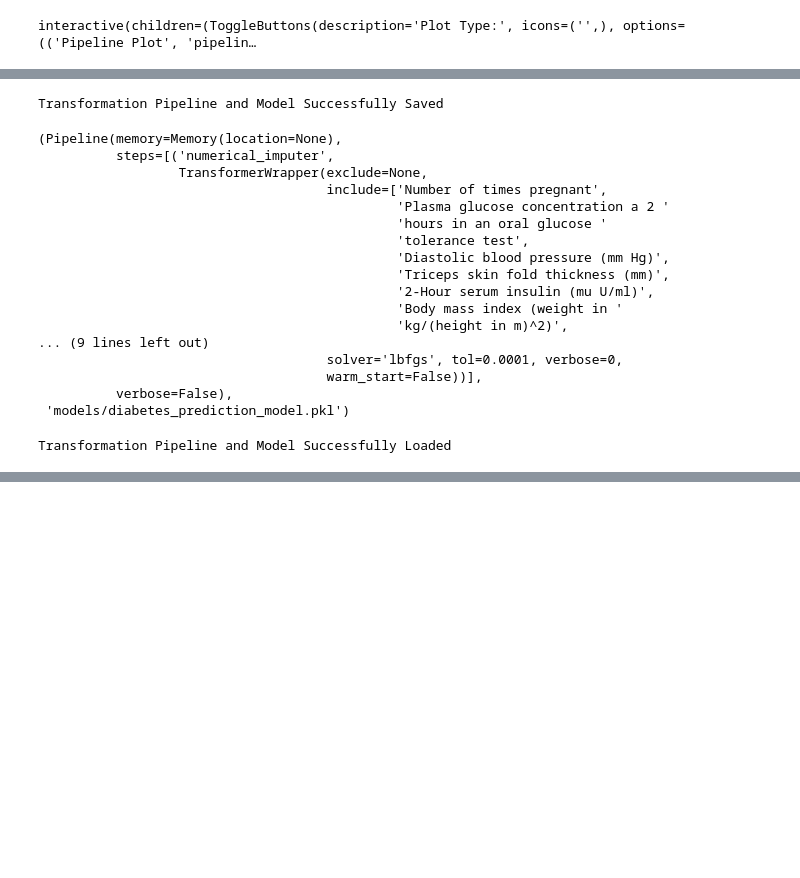
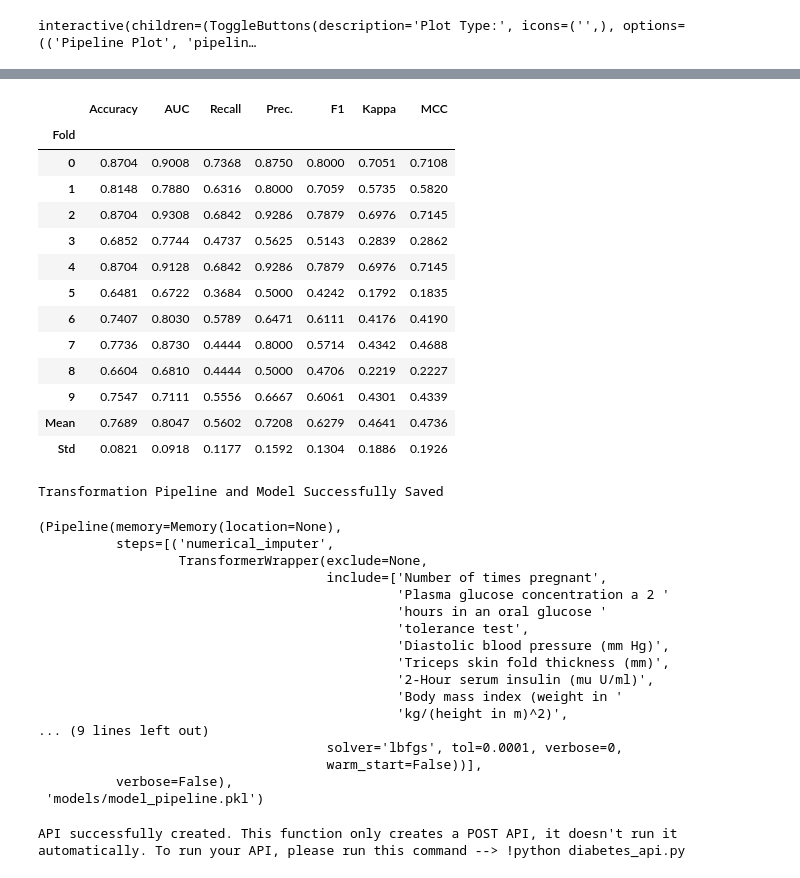
Before and after one commit to icichainz/binary_classification_pycaret_fastapi., a Jupyter notebook: BINARY_CLASSIFICATION_USING_PYCARET.ipynb, the cells around one changed output, grey strips where cells are left out. Cells and saved outputs as stored; diff of their text form; code cells hidden in the pictures; blank space fills up the shorter version.

```diff
--- a/BINARY_CLASSIFICATION_USING_PYCARET.ipynb
+++ b/BINARY_CLASSIFICATION_USING_PYCARET.ipynb
@@ -190,30 +225,7 @@ predictions.head()
 | 2 | 8 | 183 | 64 | 0 | ... |
 | 3 | 1 | 89 | 66 | 23 | ... |
 | 4 | 0 | 137 | 40 | 35 | ... |
-# %%
-save_model(best,'models/diabetes_prediction_model')
-# %% [output]
-Transformation Pipeline and Model Successfully Saved
-(Pipeline(memory=Memory(location=None),
-          steps=[('numerical_imputer',
-                  TransformerWrapper(exclude=None,
-                                     include=['Number of times pregnant',
-                                              'Plasma glucose concentration a 2 '
-                                              'hours in an oral glucose '
-                                              'tolerance test',
-                                              'Diastolic blood pressure (mm Hg)',
-                                              'Triceps skin fold thickness (mm)',
-                                              '2-Hour serum insulin (mu U/ml)',
-                                              'Body mass index (weight in '
-                                              'kg/(height in m)^2)',
-... (9 lines left out)
-                                     solver='lbfgs', tol=0.0001, verbose=0,
-                                     warm_start=False))],
-          verbose=False),
- 'models/diabetes_prediction_model.pkl')
-# %%
-# Once the model is saved we will proceed to load the pipeline .
-loaded_best_pipeline = load_model('models/diabetes_prediction_model')
-model = loaded_best_pipeline
-# %% [output]
-Transformation Pipeline and Model Successfully Loaded
+# %%
+model = create_model(('lr'))
+save_model(model,'models/model_pipeline')
+# %% [output]
@@ -219,0 +233,36 @@ Transformation Pipeline and Model Successfully Loaded
+|  | Accuracy | AUC | Recall | Prec. | F1 | Kappa | MCC |
+| Fold |  |  |  |  |  |  |  |
+| 0 | 0.8704 | 0.9008 | 0.7368 | 0.8750 | 0.8000 | 0.7051 | 0.7108 |
+| 1 | 0.8148 | 0.7880 | 0.6316 | 0.8000 | 0.7059 | 0.5735 | 0.5820 |
+| 2 | 0.8704 | 0.9308 | 0.6842 | 0.9286 | 0.7879 | 0.6976 | 0.7145 |
+| 3 | 0.6852 | 0.7744 | 0.4737 | 0.5625 | 0.5143 | 0.2839 | 0.2862 |
+| 4 | 0.8704 | 0.9128 | 0.6842 | 0.9286 | 0.7879 | 0.6976 | 0.7145 |
+| 5 | 0.6481 | 0.6722 | 0.3684 | 0.5000 | 0.4242 | 0.1792 | 0.1835 |
+| 6 | 0.7407 | 0.8030 | 0.5789 | 0.6471 | 0.6111 | 0.4176 | 0.4190 |
+| 7 | 0.7736 | 0.8730 | 0.4444 | 0.8000 | 0.5714 | 0.4342 | 0.4688 |
+| 8 | 0.6604 | 0.6810 | 0.4444 | 0.5000 | 0.4706 | 0.2219 | 0.2227 |
+| 9 | 0.7547 | 0.7111 | 0.5556 | 0.6667 | 0.6061 | 0.4301 | 0.4339 |
+| Mean | 0.7689 | 0.8047 | 0.5602 | 0.7208 | 0.6279 | 0.4641 | 0.4736 |
+| Std | 0.0821 | 0.0918 | 0.1177 | 0.1592 | 0.1304 | 0.1886 | 0.1926 |
+Transformation Pipeline and Model Successfully Saved
+(Pipeline(memory=Memory(location=None),
+          steps=[('numerical_imputer',
+                  TransformerWrapper(exclude=None,
+                                     include=['Number of times pregnant',
+                                              'Plasma glucose concentration a 2 '
+                                              'hours in an oral glucose '
+                                              'tolerance test',
+                                              'Diastolic blood pressure (mm Hg)',
+                                              'Triceps skin fold thickness (mm)',
+                                              '2-Hour serum insulin (mu U/ml)',
+                                              'Body mass index (weight in '
+                                              'kg/(height in m)^2)',
+... (9 lines left out)
+                                     solver='lbfgs', tol=0.0001, verbose=0,
+                                     warm_start=False))],
+          verbose=False),
+ 'models/model_pipeline.pkl')
+# %%
+create_api(model , 'diabetes_api')
+# %% [output]
+API successfully created. This function only creates a POST API, it doesn't run it automatically. To run your API, please run this command --> !python diabetes_api.py
```
Also changed, not shown: parts of 6 cells of this notebook, 4 other files.
